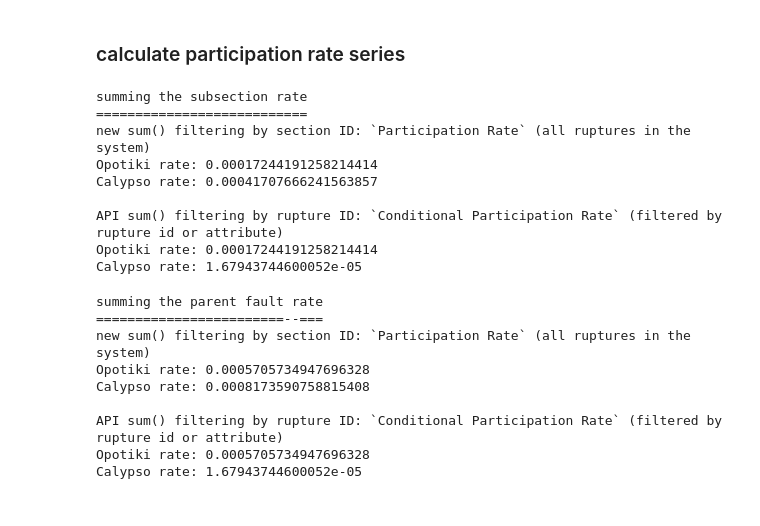
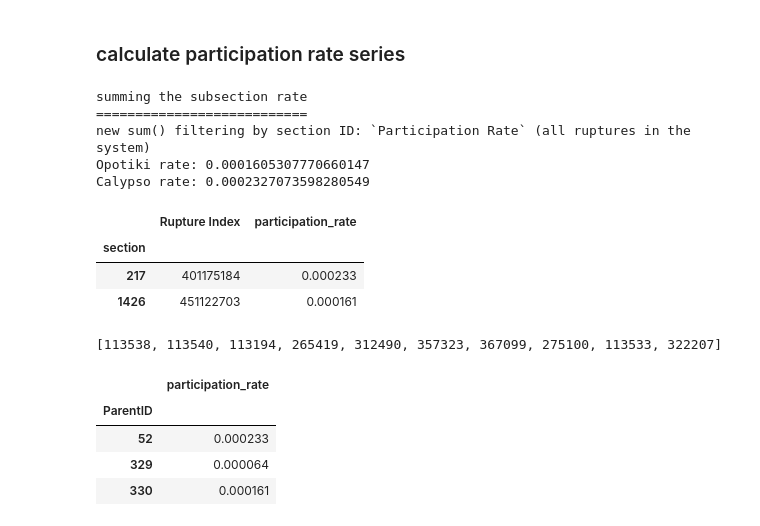
Before and after one commit to daily-science/solvis-jupyterlab, a Jupyter notebook: WORKDIR/solvis_conditional_participation_rates.ipynb, the cells around one changed output. Cells and saved outputs as stored; diff of their text form; code cells hidden in the pictures.

```diff
--- a/WORKDIR/solvis_conditional_participation_rates.ipynb
+++ b/WORKDIR/solvis_conditional_participation_rates.ipynb
@@ -11,6 +18,6 @@ from solvis.fault_system_solution_helper import FaultSystemSolutionHelper
 # %%
 # OPTIONS
-SINGLE_SOLUTION = False
+SINGLE_SOLUTION = True
 SECTION_RATE = False # otherwise Parent rates
 
 if SINGLE_SOLUTION:
@@ -21,7 +28,7 @@ else:
     csol = solvis.CompositeSolution.from_archive("NSHM_v1.0.4_CompositeSolution.zip", slt)
     solution = csol._solutions['CRU']
 
-helper = FaultSystemSolutionHelper(solution)
+# # helper = FaultSystemSolutionHelper(solution)
 rate_column = "Annual Rate" if isinstance(solution, solvis.InversionSolution) else "rate_weighted_mean"
 # %%
 # get ruptures passing through a named parent fault
@@ -39,7 +44,7 @@ ruptures = helper.ruptures_for_parent_fault_names(TARGET_FAULTS) #
 # for comparison
 opo_section = 1426 # Opotiki 3, Subsection 2
 cal_section = 217  # Calypso 2, Subsection 1
-df0 = solution.rs_with_rupture_rates
+df0 = solution.rs_with_rupture_rates.copy()
 
 print("summing the subsection rate")
 print("===========================")
@@ -48,52 +53,36 @@ print("new sum() filtering by section ID: `Participation Rate` (all ruptures in
 print(f'Opotiki rate: {df0[df0.section==opo_section][rate_column].sum()}')
 print(f'Calypso rate: {df0[df0.section==cal_section][rate_column].sum()}')
 print()
-print("API sum() filtering by rupture ID: `Conditional Participation Rate` (filtered by rupture id or attribute)")
-df0 = df0[df0["Rupture Index"].isin(ruptures)]
-print(f'Opotiki rate: {df0[df0.section==opo_section][rate_column].sum()}')
-print(f'Calypso rate: {df0[df0.section==cal_section][rate_column].sum()}')
 # %% [output]
 summing the subsection rate
 ===========================
 new sum() filtering by section ID: `Participation Rate` (all ruptures in the system)
-Opotiki rate: 0.00017244191258214414
-Calypso rate: 0.00041707666241563857
-
-API sum() filtering by rupture ID: `Conditional Participation Rate` (filtered by rupture id or attribute)
-Opotiki rate: 0.00017244191258214414
-Calypso rate: 1.67943744600052e-05
+Opotiki rate: 0.0001605307770660147
+Calypso rate: 0.0002327073598280549
-# %%
-## same for parent fault summation
-
-opo_fault = 330 # Opotiki 3
-cal_fault = 52  # Calypso 2, Subsection 1
-
-df0 = solution.rs_with_rupture_rates
-df1 = df0.join(solution.fault_sections[['ParentID']], on='section')
-# df1[df1.ParentID==cal_fault]
-# assert 0
-
-df2 = df1[["Rupture Index", "ParentID", "section", rate_column]]
-# parent_rates = fault_rates.groupby("ParentID").agg('sum')[rate_column]
-
-print("summing the parent fault rate")
-print("========================--===")
-
-print("new sum() filtering by section ID: `Participation Rate` (all ruptures in the system)")
-print(f'Opotiki rate: {df2[df2.ParentID==opo_fault][rate_column].sum()}')
-print(f'Calypso rate: {df2[df2.ParentID==cal_fault][rate_column].sum()}')
-print()
-print("API sum() filtering by rupture ID: `Conditional Participation Rate` (filtered by rupture id or attribute)")
-df3 = df2[df2["Rupture Index"].isin(ruptures)]
-print(f'Opotiki rate: {df3[df3.ParentID==opo_fault][rate_column].sum()}')
-print(f'Calypso rate: {df3[df3.ParentID==cal_fault][rate_column].sum()}')
-# %% [output]
-summing the parent fault rate
-========================--===
-new sum() filtering by section ID: `Participation Rate` (all ruptures in the system)
-Opotiki rate: 0.0005705734947696328
-Calypso rate: 0.0008173590758815408
-
-API sum() filtering by rupture ID: `Conditional Participation Rate` (filtered by rupture id or attribute)
-Opotiki rate: 0.0005705734947696328
-Calypso rate: 1.67943744600052e-05
+# %%
+opsr = solution.section_participation_rates([opo_section, cal_section])
+opsr
+# %% [output]
+|  | Rupture Index | participation_rate |
+| section |  |  |
+| 217 | 401175184 | 0.000233 |
+| 1426 | 451122703 | 0.000161 |
+# %%
+TARGET_FAULTS = ['Opotiki 2', 'Opotiki 3', 'Calypso 2']
+ruptures = FilterRuptureIds(solution)\
+    .for_parent_fault_names(TARGET_FAULTS)
+    # .for_magnitude(min_mag=5.1, max_mag=9.4)
+
+print(list(ruptures))
+# %% [output]
+[113538, 113540, 113194, 265419, 312490, 357323, 367099, 275100, 113533, 322207]
+# %%
+fault_ids = FilterParentFaultIds(solution).for_parent_fault_names(TARGET_FAULTS)
+opsr = solution.fault_participation_rates(fault_ids, ruptures)
+opsr
+# %% [output]
+|  | participation_rate |
+| ParentID |  |
+| 52 | 0.000233 |
+| 329 | 0.000064 |
+| 330 | 0.000161 |
```
Also changed, not shown: parts of 2 cells of this notebook, 9 other files.
